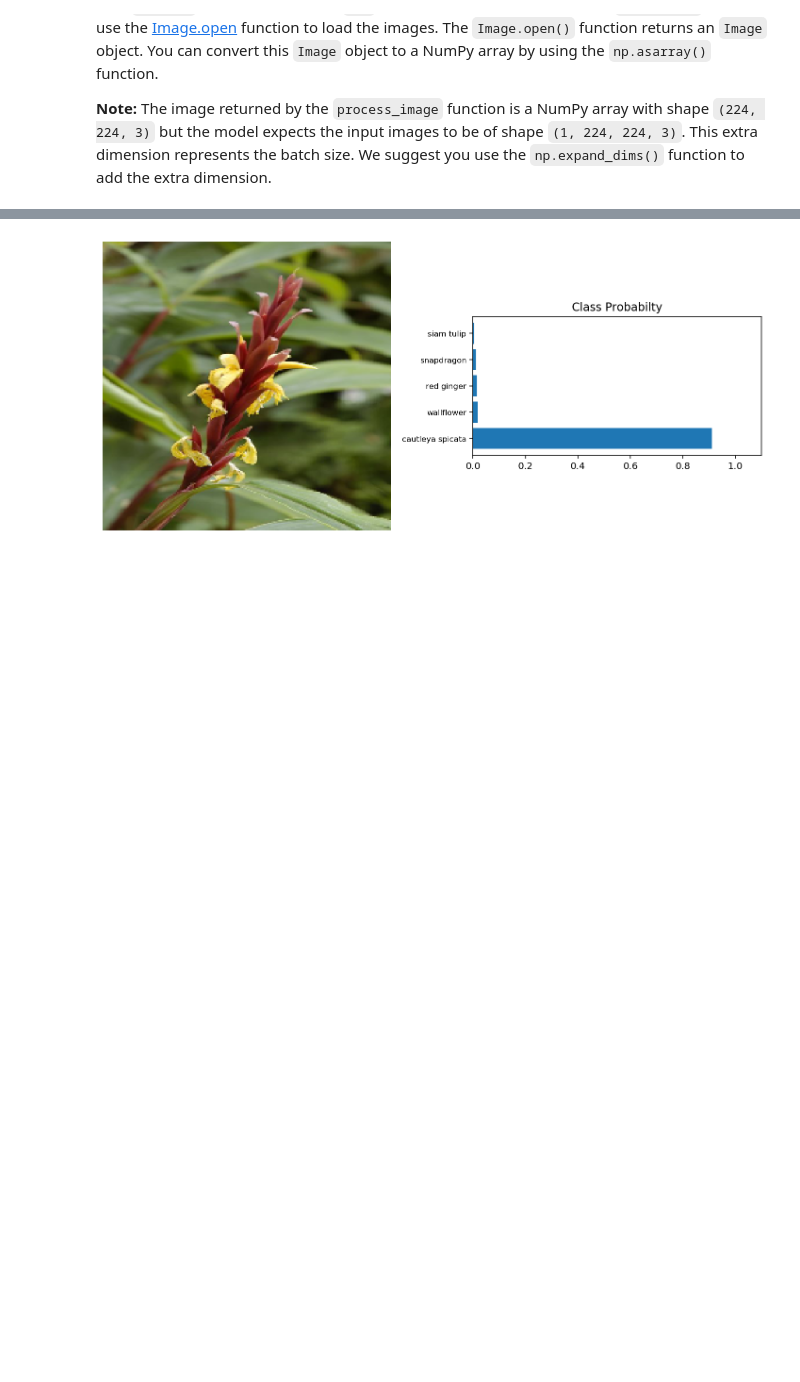
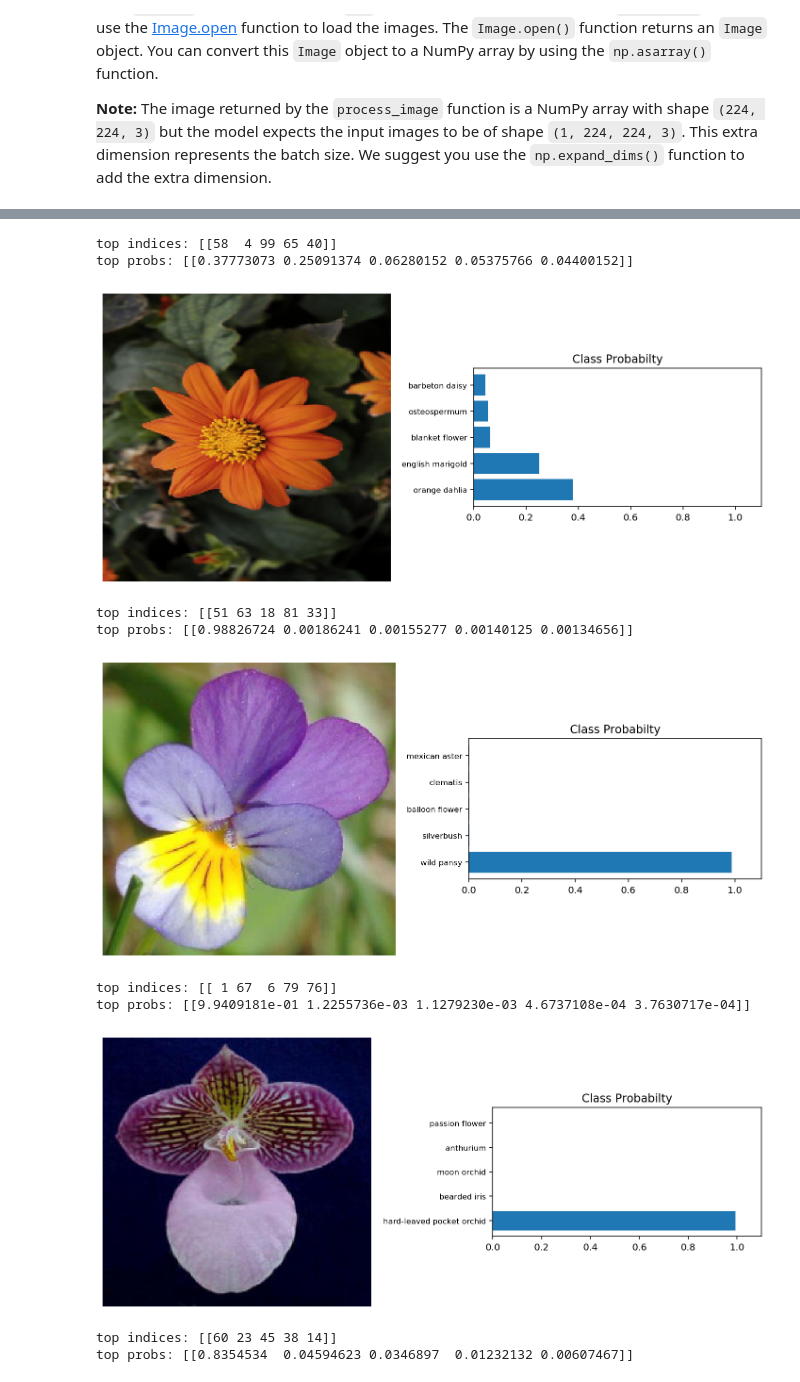
Before and after one commit to wildcard-94/Flower_Classifier, a Jupyter notebook: Image_Classifier_Project.ipynb, the cells around one changed output, grey strips where cells are left out. Saved outputs shown, nothing was run; the diff lists cells and outputs as text; code cells hidden in the pictures; blank space fills up the shorter version.

```diff
--- a/Image_Classifier_Project.ipynb
+++ b/Image_Classifier_Project.ipynb
@@ -417,12 +423,12 @@ To check your `process_image` function we have provided 4 images in the `./test_
 
 The code below loads one of the above images using `PIL` and plots the original image alongside the image produced by your `process_image` function. If your `process_image` function works, the plotted image should be the correct size.
 # %%
+from PIL import Image
 
 
-image_path = './test_images/cautleya_spicata.jpg'
+image_path = './test_images/hard-leaved_pocket_orchid.jpg'
 im = Image.open(image_path)
 test_image = np.asarray(im)
-
 processed_test_image = process_image(test_image)
 
 fig, (ax1, ax2) = plt.subplots(figsize=(10,10), ncols=2)
@@ -464,12 +470,12 @@ top_k = 5
 
 def predict(image_path, model, top_k):
 
-    image = Image.open(image_path)
-    image = np.asarray(image)
-    image = process_image(image)
-    image = np.expand_dims(image, axis = 0)
-    predict = model.predict(image)
-    ps, indices = tf.math.top_k(predict, k=top_k)
+    im = Image.open(image_path)
+    test_image = np.asarray(im)
+    processed_test_image = process_image(test_image)
+    expand_image = np.expand_dims(processed_test_image, axis = 0)
+    predict = model.predict(expand_image)
+    ps, indices = tf.math.top_k(predict, top_k)
     indices = indices.numpy()
     ps = ps.numpy()
     classes = [class_names[str(each+1)] for each in indices[0]]
@@ -502,16 +508,34 @@ In the cell below use `matplotlib` to plot the input image alongside the probabi
 You can convert from the class integer labels to actual flower names using `class_names`.
 # %%
 # TODO: Plot the input image along with the top 5 classes
+import glob
+files = glob.glob('./test_images/*.jpg')
 
-fig, (ax1, ax2) = plt.subplots(figsize=(10,5), ncols=2)
-ax1.imshow(processed_test_image, cmap = plt.cm.binary)
-ax1.axis('off')
-ax2.barh(np.arange(top_k), ps[0])
-ax2.set_aspect(0.1)
-ax2.set_yticks(np.arange(top_k))
-ax2.set_yticklabels(classes, size='small');
-ax2.set_title('Class Probabilty')
-ax2.set_xlim(0, 1.1)
-plt.tight_layout()
+for image_path in files:
+    im = Image.open(image_path)
+    test_image = np.asarray(im)
+    processed_test_image = process_image(test_image)
+    ps, classes= predict(image_path, model, top_k)
+    fig, (ax1, ax2) = plt.subplots(figsize=(10,5), ncols=2)
+    ax1.imshow(processed_test_image, cmap = plt.cm.binary)
+    ax1.axis('off')
+    ax2.barh(np.arange(top_k), ps[0])
+    ax2.set_aspect(0.1)
+    ax2.set_yticks(np.arange(top_k))
+    ax2.set_yticklabels(classes, size='small');
+    ax2.set_title('Class Probabilty')
+    ax2.set_xlim(0, 1.1)
+    plt.tight_layout()
+    plt.show()
 # %% [output]
+top indices: [[58  4 99 65 40]]
+top probs: [[0.37773073 0.25091374 0.06280152 0.05375766 0.04400152]]
-[figure, old version]
+[figure, new version]
+top indices: [[51 63 18 81 33]]
+top probs: [[0.98826724 0.00186241 0.00155277 0.00140125 0.00134656]]
+[figure, added]
+top indices: [[ 1 67  6 79 76]]
+top probs: [[9.9409181e-01 1.2255736e-03 1.1279230e-03 4.6737108e-04 3.7630717e-04]]
+[figure, added]
+top indices: [[60 23 45 38 14]]
+top probs: [[0.8354534  0.04594623 0.0346897  0.01232132 0.00607467]]
```
Also changed, not shown: parts of 17 cells of this notebook, 3 other files.
